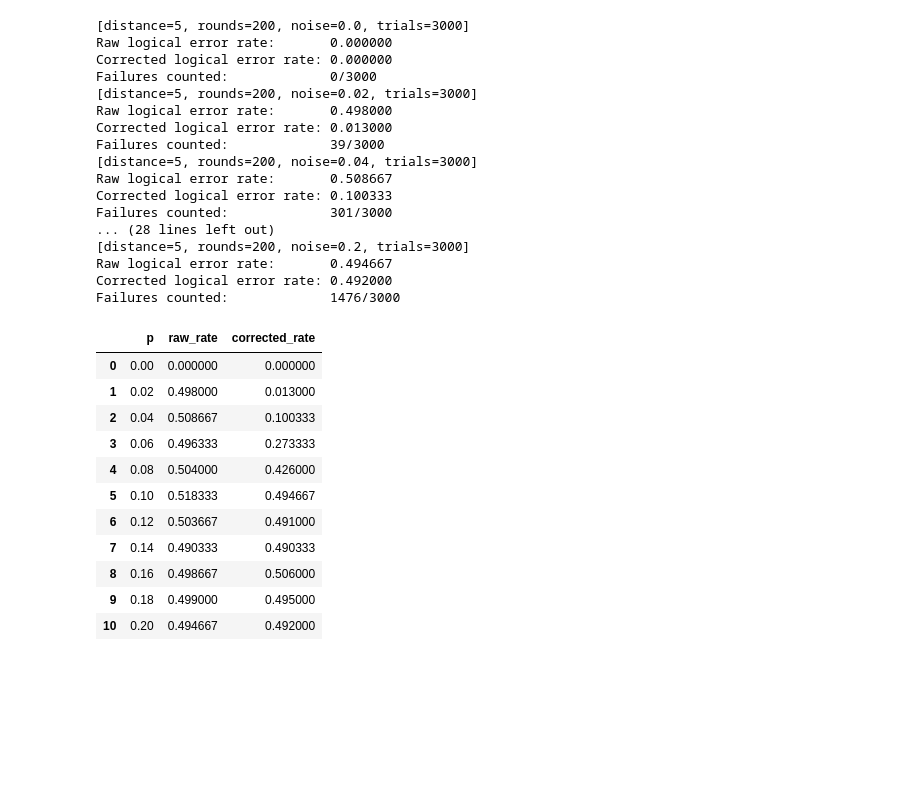
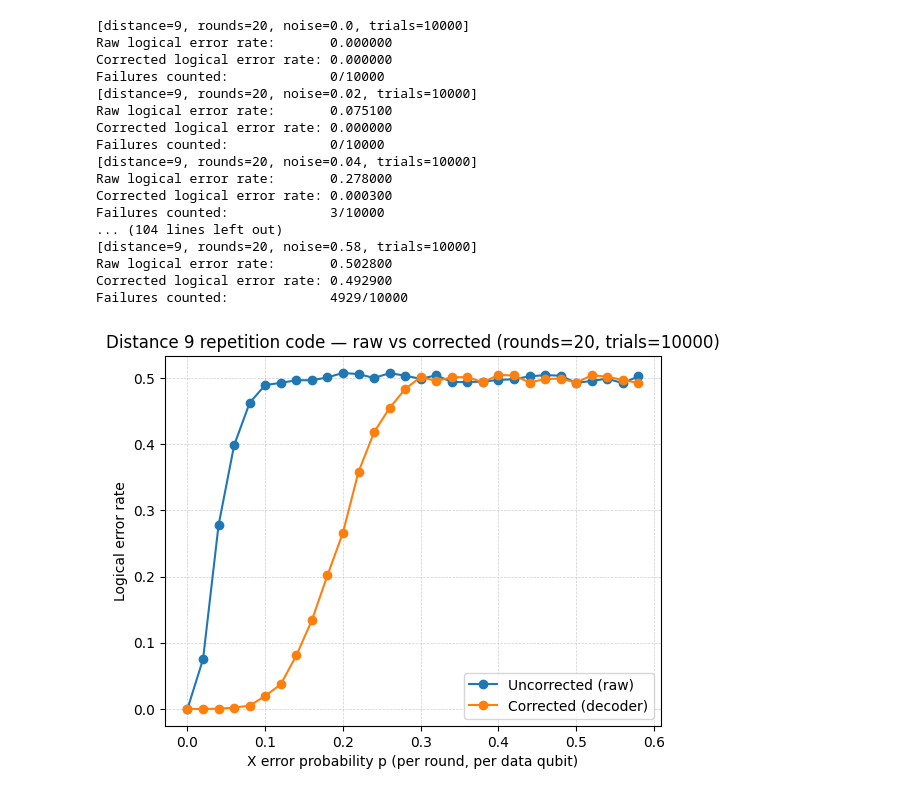
Before and after one commit to misho9714/Quantum-Error-Correction, a Jupyter notebook: notebooks/02_distance_d_repetition_code.ipynb, the cells around one changed output. Cells and saved outputs as stored; diff of their text form; code cells hidden in the pictures; blank space fills up the shorter version.

Commit message:
repetition code analysis

```diff
--- a/notebooks/02_distance_d_repetition_code.ipynb
+++ b/notebooks/02_distance_d_repetition_code.ipynb
@@ -159,54 +147,54 @@ We'll plot both vs \(p\) for fixed \(d=5\) and a chosen number of rounds.
 # %%
+# Sweep noise for distance-9 repetition code
 
-# --- Sweep noise and plot raw vs corrected logical error rates ---
-import pandas as pd
+d = 9
+rounds = 20
+trials = 10000
 
-d = 5
-rounds = 200
-trials = 3000
-
-ps = np.linspace(0.0, 0.20, 11)   # 0.00 ... 0.20
+ps = np.arange(0.0, 0.60, 0.02)
 raw_rates = []
 cor_rates = []
 
 for p in ps:
-    stats = collect_stats(d, rounds, float(p), trials=trials, fast=True)
+    stats = collect_stats(d, rounds, p, trials=trials, fast=True)
     raw_rates.append(stats["raw_rate"])
     cor_rates.append(stats["corrected_rate"])
 
+import pandas as pd
 df = pd.DataFrame({
     "p": ps,
     "raw_rate": raw_rates,
     "corrected_rate": cor_rates,
 })
 df
+
+
+
+plt.figure()
+plt.plot(df["p"], df["raw_rate"], marker="o", label="Uncorrected (raw)")
+plt.plot(df["p"], df["corrected_rate"], marker="o", label="Corrected (decoder)")
+plt.xlabel("X error probability p (per round, per data qubit)")
+plt.ylabel("Logical error rate")
+plt.title(f"Distance {d} repetition code — raw vs corrected (rounds={rounds}, trials={trials})")
+plt.grid(True, which="both", linestyle="--", linewidth=0.5, alpha=0.6)
+plt.legend()
+plt.show()
 # %% [output]
-[distance=5, rounds=200, noise=0.0, trials=3000]
+[distance=9, rounds=20, noise=0.0, trials=10000]
 Raw logical error rate:       0.000000
 Corrected logical error rate: 0.000000
-Failures counted:             0/3000
-[distance=5, rounds=200, noise=0.02, trials=3000]
-Raw logical error rate:       0.498000
-Corrected logical error rate: 0.013000
-Failures counted:             39/3000
-[distance=5, rounds=200, noise=0.04, trials=3000]
-Raw logical error rate:       0.508667
-Corrected logical error rate: 0.100333
-Failures counted:             301/3000
-... (28 lines left out)
-[distance=5, rounds=200, noise=0.2, trials=3000]
-Raw logical error rate:       0.494667
-Corrected logical error rate: 0.492000
-Failures counted:             1476/3000
+Failures counted:             0/10000
+[distance=9, rounds=20, noise=0.02, trials=10000]
+Raw logical error rate:       0.075100
+Corrected logical error rate: 0.000000
+Failures counted:             0/10000
+[distance=9, rounds=20, noise=0.04, trials=10000]
+Raw logical error rate:       0.278000
+Corrected logical error rate: 0.000300
+Failures counted:             3/10000
+... (104 lines left out)
+[distance=9, rounds=20, noise=0.58, trials=10000]
+Raw logical error rate:       0.502800
+Corrected logical error rate: 0.492900
+Failures counted:             4929/10000
-|  | p | raw_rate | corrected_rate |
-| 0 | 0.00 | 0.000000 | 0.000000 |
-| 1 | 0.02 | 0.498000 | 0.013000 |
-| 2 | 0.04 | 0.508667 | 0.100333 |
-| 3 | 0.06 | 0.496333 | 0.273333 |
-| 4 | 0.08 | 0.504000 | 0.426000 |
-| 5 | 0.10 | 0.518333 | 0.494667 |
-| 6 | 0.12 | 0.503667 | 0.491000 |
-| 7 | 0.14 | 0.490333 | 0.490333 |
-| 8 | 0.16 | 0.498667 | 0.506000 |
-| 9 | 0.18 | 0.499000 | 0.495000 |
-| 10 | 0.20 | 0.494667 | 0.492000 |
+[figure, added]
```
Also changed, not shown: parts of 14 cells of this notebook.
